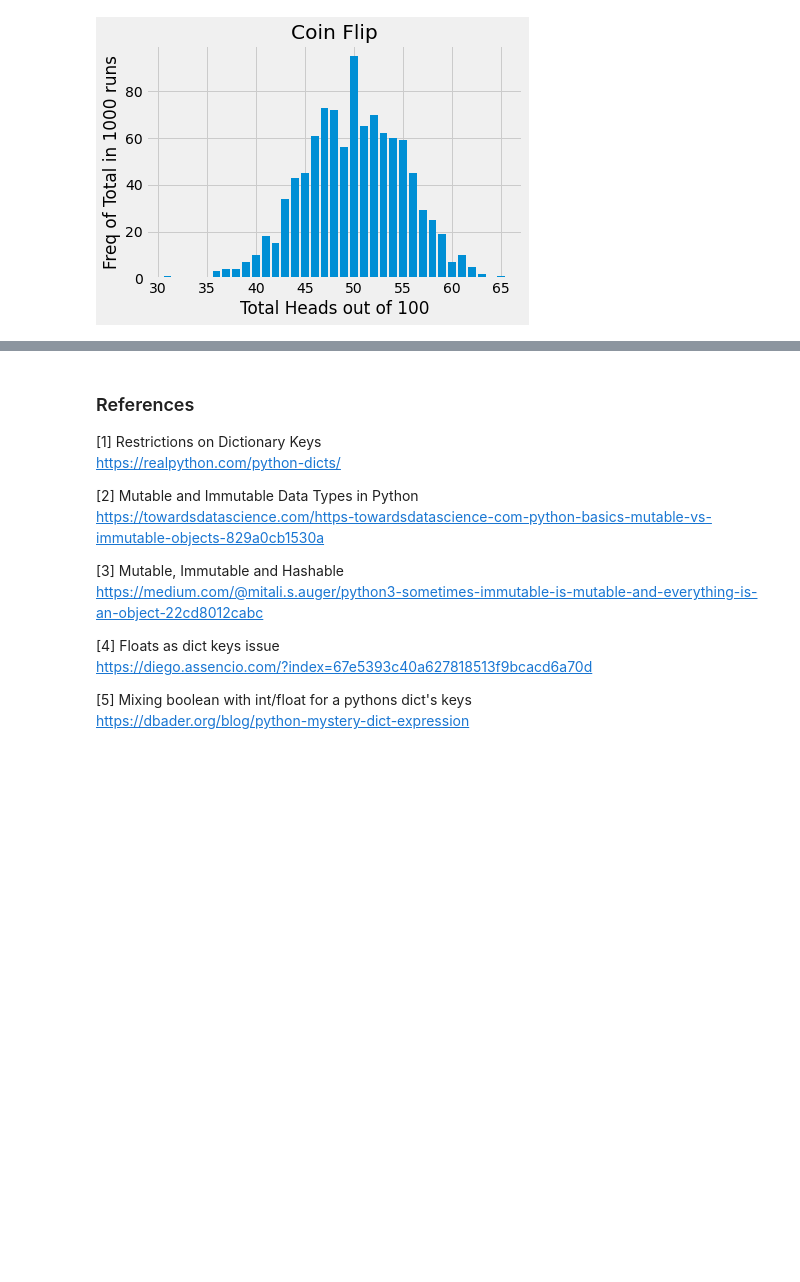
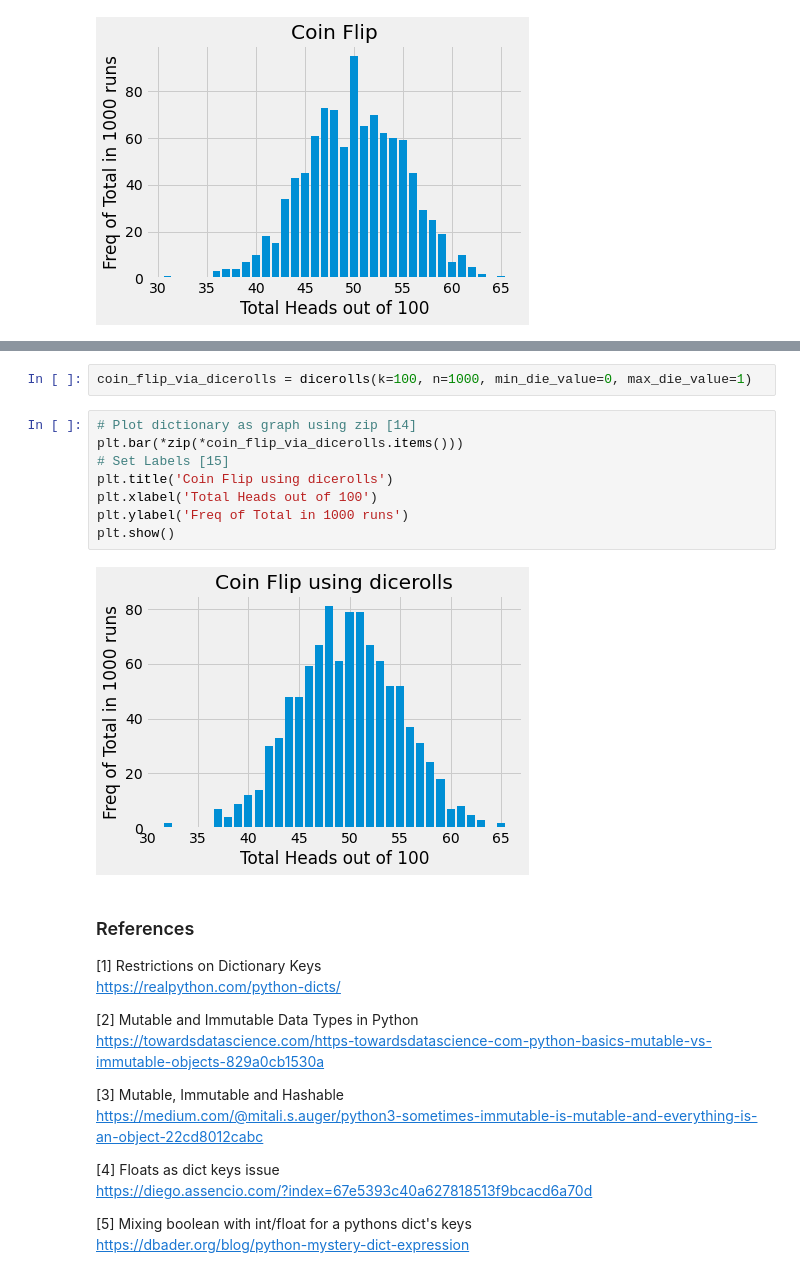
Before and after one commit to danielmccallion/Fundamentals_of_Data_Analysis-Tasks, a Jupyter notebook: Tasks.ipynb, the cells around one changed output, grey strips where cells are left out. Drawn from its saved outputs; the diff is of its cells as text; blank space fills up the shorter version.

```diff
--- a/Tasks.ipynb
+++ b/Tasks.ipynb
@@ -394,3 +465,15 @@ plt.show()
+# %%
+coin_flip_via_dicerolls = dicerolls(k=100, n=1000, min_die_value=0, max_die_value=1)
+# %%
+# Plot dictionary as graph using zip [14]
+plt.bar(*zip(*coin_flip_via_dicerolls.items()))
+# Set Labels [15]
+plt.title('Coin Flip using dicerolls')
+plt.xlabel('Total Heads out of 100')
+plt.ylabel('Freq of Total in 1000 runs')
+plt.show()
+# %% [output]
+[figure, added]
 # %% [markdown]
 ### References
 [1] Restrictions on Dictionary Keys
```
Also changed, not shown: parts of 4 cells of this notebook.
